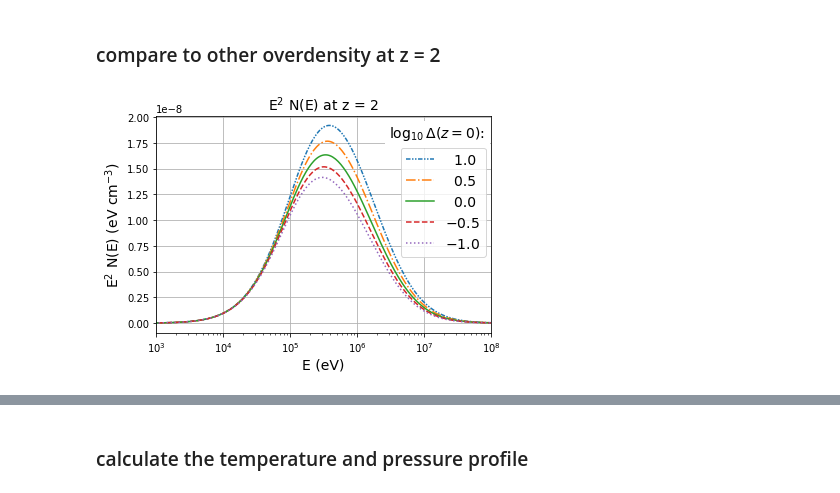
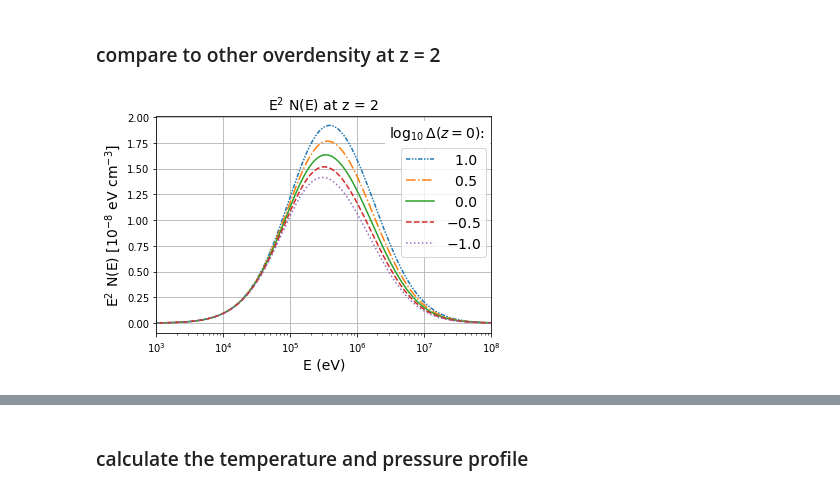
Before and after one commit to hirata10/IGMCRProject, a Jupyter notebook: IGMCR/result.ipynb, the cells around one changed output, grey strips where cells are left out. Drawn from its saved outputs; the diff is of its cells as text; code cells hidden in the pictures.

```diff
--- a/IGMCR/result.ipynb
+++ b/IGMCR/result.ipynb
@@ -171,22 +171,22 @@ E2N_10 = np.zeros((IGM.mstep,))
 for i in range(IGM.mstep):
     E2N_10[i] = IGM.E[i]**2 * N_10[i][idx_z2]/1.602e-12
 # %%
-plt.plot(IGM.E_mid/1.602e-12, E2N_10, linestyle = (0, (3, 1, 1, 1, 1, 1)), label = '  1.0')
-plt.plot(IGM.E_mid/1.602e-12, E2N_50, '-.', label = '  0.5')
-plt.plot(IGM.E_mid/1.602e-12, E2N_00, '-', label = '  0.0')
-plt.plot(IGM.E_mid/1.602e-12, E2N_neg50, '--', label = '$-$0.5')
-plt.plot(IGM.E_mid/1.602e-12, E2N_neg10, ':', label = '$-$1.0')
+plt.plot(IGM.E_mid/1.602e-12, E2N_10/1e-8, linestyle = (0, (3, 1, 1, 1, 1, 1)), label = '  1.0')
+plt.plot(IGM.E_mid/1.602e-12, E2N_50/1e-8, '-.', label = '  0.5')
+plt.plot(IGM.E_mid/1.602e-12, E2N_00/1e-8, '-', label = '  0.0')
+plt.plot(IGM.E_mid/1.602e-12, E2N_neg50/1e-8, '--', label = '$-$0.5')
+plt.plot(IGM.E_mid/1.602e-12, E2N_neg10/1e-8, ':', label = '$-$1.0')
 plt.xscale('log')
 plt.xlim([1e3,1e8])
-plt.text(3.e6,1.8e-8,'$\log_{10}\Delta(z=0)$:', fontsize = 14, backgroundcolor='white')
+plt.text(3.e6,1.8,'$\log_{10}\Delta(z=0)$:', fontsize = 14, backgroundcolor='white')
 plt.legend(loc = (.73,.35), fontsize = 14)
 plt.title('$\mathrm{E^2\ N(E)}$ at z = 2', fontsize = 14)
 plt.xlabel('E (eV)', fontsize = 14)
-plt.ylabel('$\mathrm{E^2\ N(E)\ (eV\ cm^{-3}})$', fontsize = 14)
+plt.ylabel('$\mathrm{E^2\ N(E)\ [10^{-8}\ eV\ cm^{-3}}]$', fontsize = 14)
 #plt.ylim([-1e-9,2.2e-8])
 plt.grid()
 plt.savefig('NE_diffD.pdf')
 plt.show()
 # %% [output]
-[figure, old version]
+[figure, new version]
 # %%
```
Also changed, not shown: parts of 7 cells of this notebook, 4 other files.
